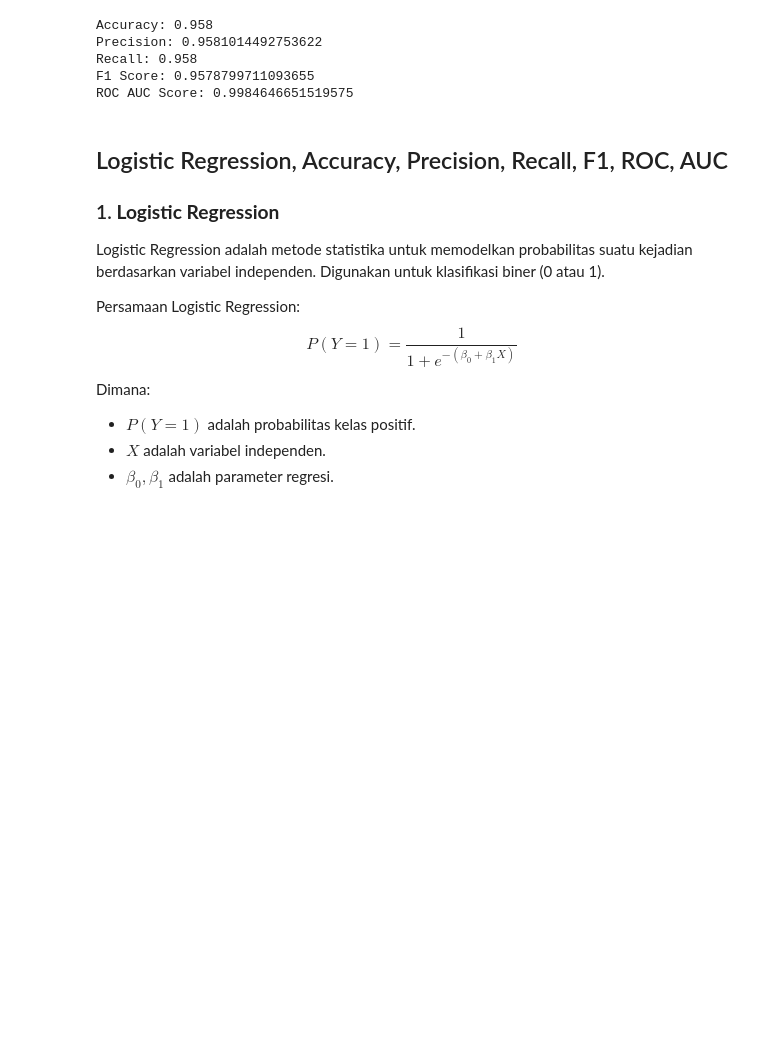
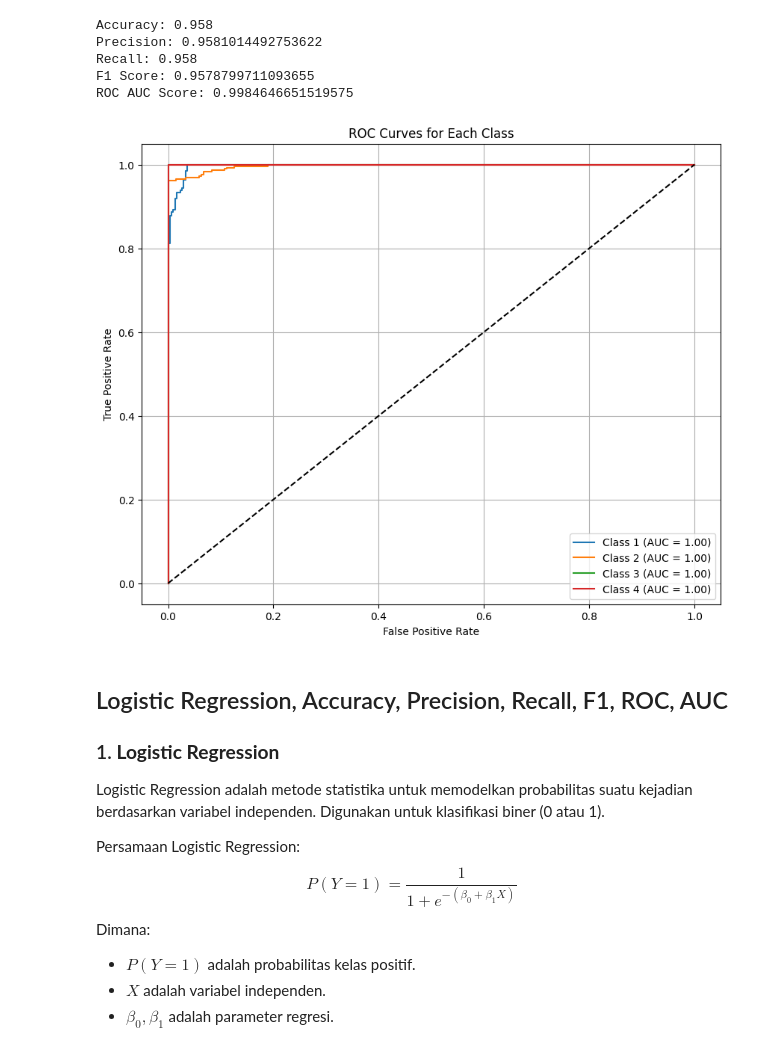
Before and after one commit to RayHDF/ml-repo-ray, a Jupyter notebook: week-two/classification-citarum-water.ipynb, the cells around one changed output. Saved outputs shown, nothing was run; the diff lists cells and outputs as text; code cells hidden in the pictures; blank space fills up the shorter version.

```diff
--- a/week-two/classification-citarum-water.ipynb
+++ b/week-two/classification-citarum-water.ipynb
@@ -115,11 +115,12 @@ y_pred_proba = log_reg.predict_proba(X_test)
 #### Evaluasi
 # %%
 from sklearn.metrics import accuracy_score, precision_score, recall_score, f1_score, roc_auc_score
-
 print(f"Accuracy: {accuracy_score(y_test, y_pred)}")
 print(f"Precision: {precision_score(y_test, y_pred, average='weighted')}")
 print(f"Recall: {recall_score(y_test, y_pred, average='weighted')}")
-print(f"F1 Score: {f1_score(y_test, y_pred, average='weighted')}")
+print(f"F1 Score: {f1_score(y_test, y_pred, average="weighted")}")
+
+X_train, X_test, y_train, y_test = train_test_split(X, y, test_size=0.2, random_state=42)
 
 print(f"ROC AUC Score: {roc_auc_score(y_test, y_pred_proba, multi_class='ovr')}")
 # %% [output]
@@ -128,6 +129,35 @@ Precision: 0.9581014492753622
 Recall: 0.958
 F1 Score: 0.9578799711093655
 ROC AUC Score: 0.9984646651519575
+# %%
+from sklearn.metrics import roc_curve, auc
+import matplotlib.pyplot as plt
+
+plt.figure(figsize=(10, 8))
+
+classes = sorted(y.unique())
+
+for i in classes:
+
+    y_test_bin = (y_test == i).astype(int)
+    y_pred_proba_class = y_pred_proba[:, i-1]
+
+    fpr, tpr, _ = roc_curve(y_test_bin, y_pred_proba_class)
+    roc_auc = auc(fpr, tpr)
+
+    plt.plot(fpr, tpr, label=f'Class {i} (AUC = {roc_auc:.2f})')
+
+plt.plot([0, 1], [0, 1], 'k--')
+
+plt.xlabel('False Positive Rate')
+plt.ylabel('True Positive Rate')
+plt.title('ROC Curves for Each Class')
+plt.legend(loc='lower right')
+plt.grid(True)
+
+plt.show()
+# %% [output]
+[figure, added]
 # %% [markdown]
 ## Logistic Regression, Accuracy, Precision, Recall, F1, ROC, AUC
 
```
